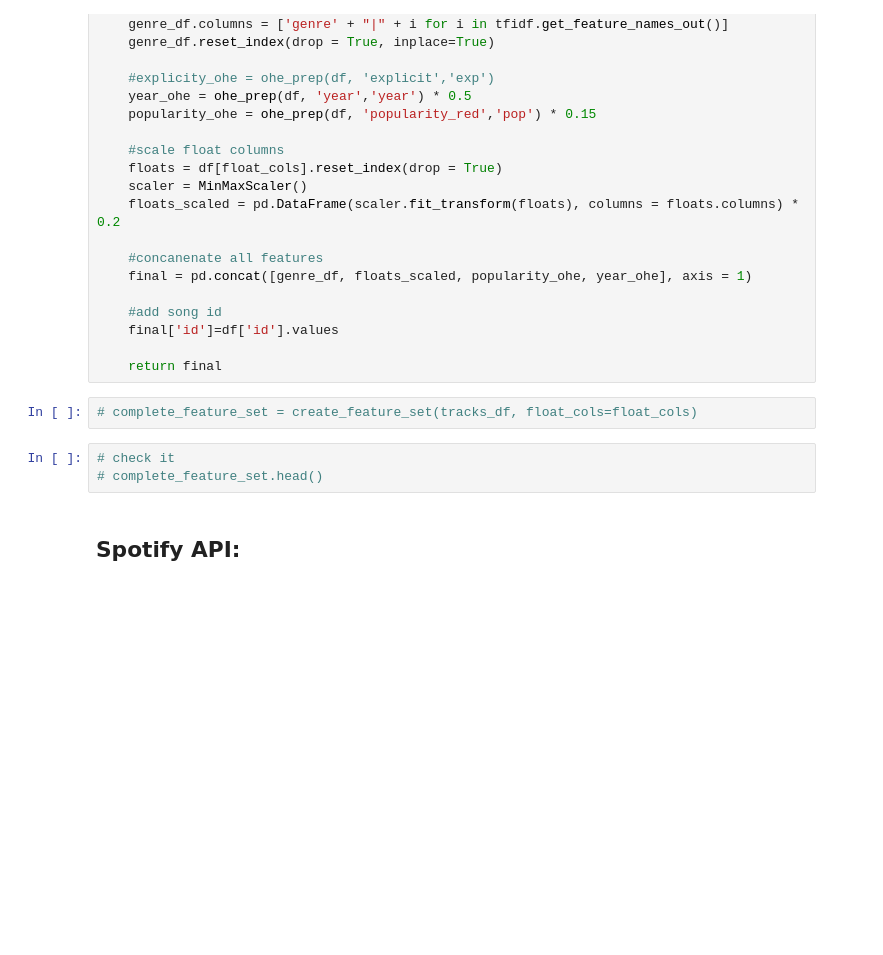
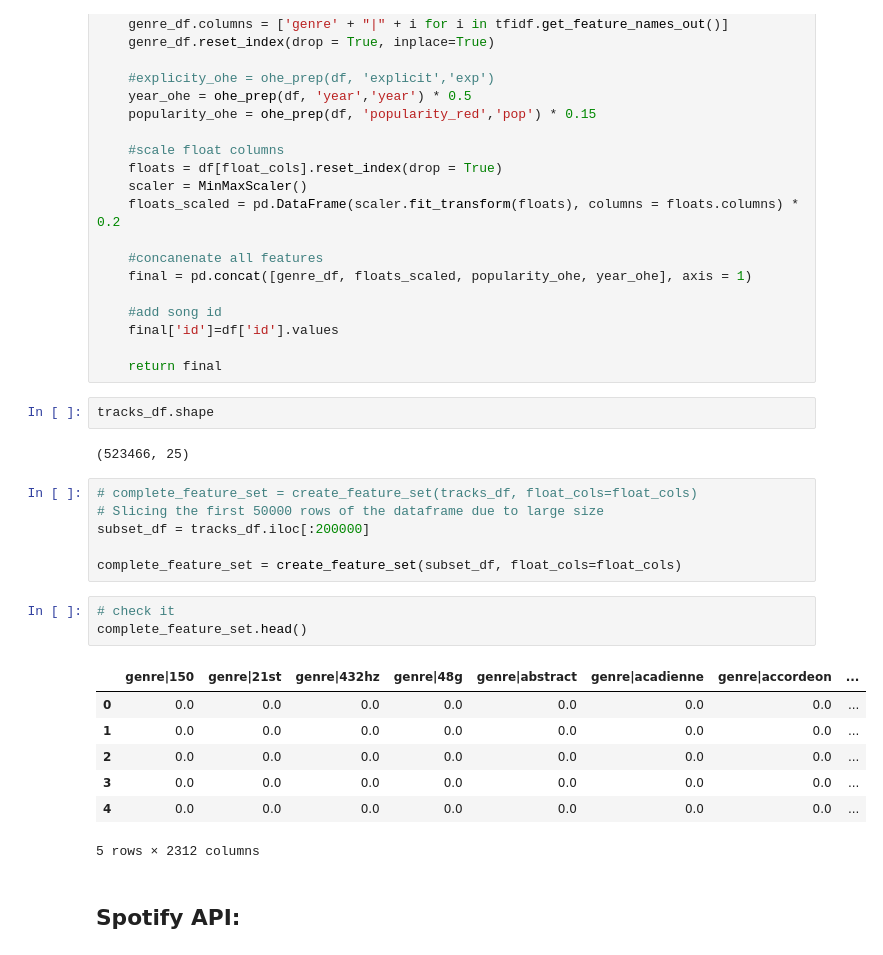
Before and after one commit to icekreem27/spotify-playlist-recommendation, a Jupyter notebook: spotify.ipynb, the cells around one changed output. Drawn from its saved outputs; the diff is of its cells as text; blank space fills up the shorter version.

```diff
--- a/spotify.ipynb
+++ b/spotify.ipynb
@@ -288,11 +268,27 @@ def create_feature_set(df, float_cols):
     final['id']=df['id'].values
 
     return final
+# %%
+tracks_df.shape
+# %% [output]
+(523466, 25)
 # %%
 # complete_feature_set = create_feature_set(tracks_df, float_cols=float_cols)
+# Slicing the first 50000 rows of the dataframe due to large size
+subset_df = tracks_df.iloc[:200000]
+
+complete_feature_set = create_feature_set(subset_df, float_cols=float_cols)
 # %%
 # check it
-# complete_feature_set.head()
+complete_feature_set.head()
+# %% [output]
+|  | genre|150 | genre|21st | genre|432hz | genre|48g | genre|abstract | genre|acadienne | genre|accordeon | ... |
+| 0 | 0.0 | 0.0 | 0.0 | 0.0 | 0.0 | 0.0 | 0.0 | ... |
+| 1 | 0.0 | 0.0 | 0.0 | 0.0 | 0.0 | 0.0 | 0.0 | ... |
+| 2 | 0.0 | 0.0 | 0.0 | 0.0 | 0.0 | 0.0 | 0.0 | ... |
+| 3 | 0.0 | 0.0 | 0.0 | 0.0 | 0.0 | 0.0 | 0.0 | ... |
+| 4 | 0.0 | 0.0 | 0.0 | 0.0 | 0.0 | 0.0 | 0.0 | ... |
+5 rows × 2312 columns
 # %% [markdown]
 ## Spotify API:
 # %%
```
Also changed, not shown: parts of 14 cells of this notebook.
